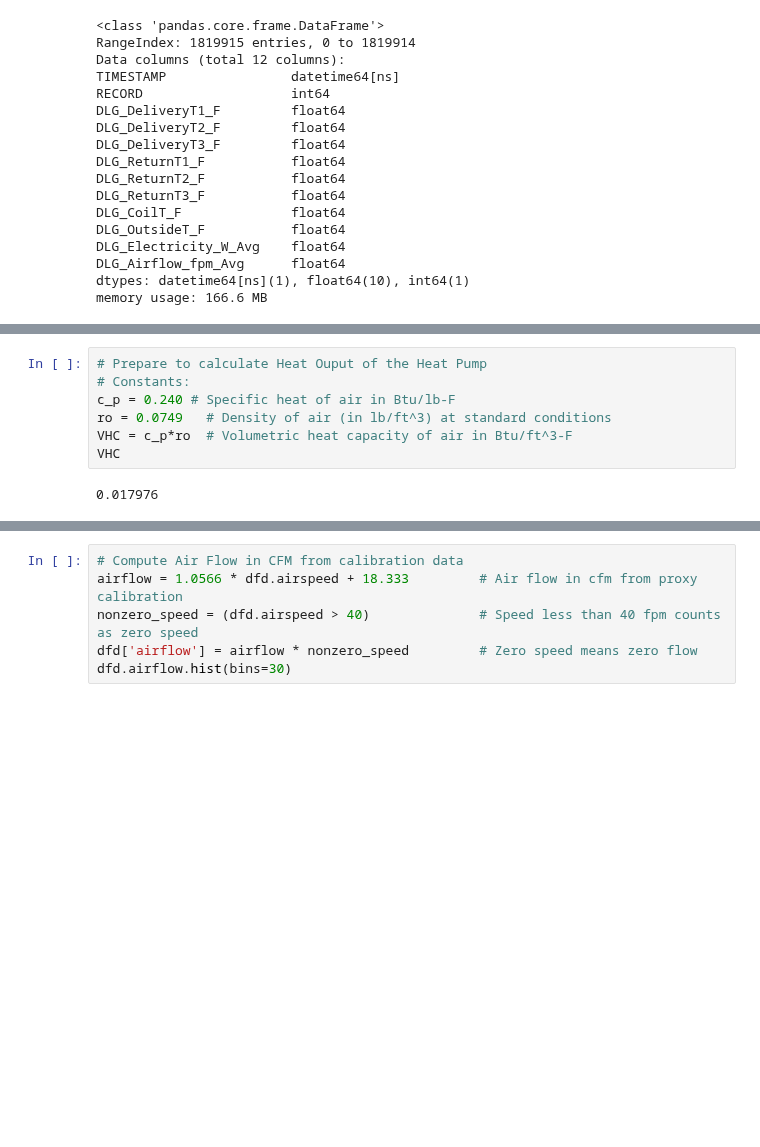
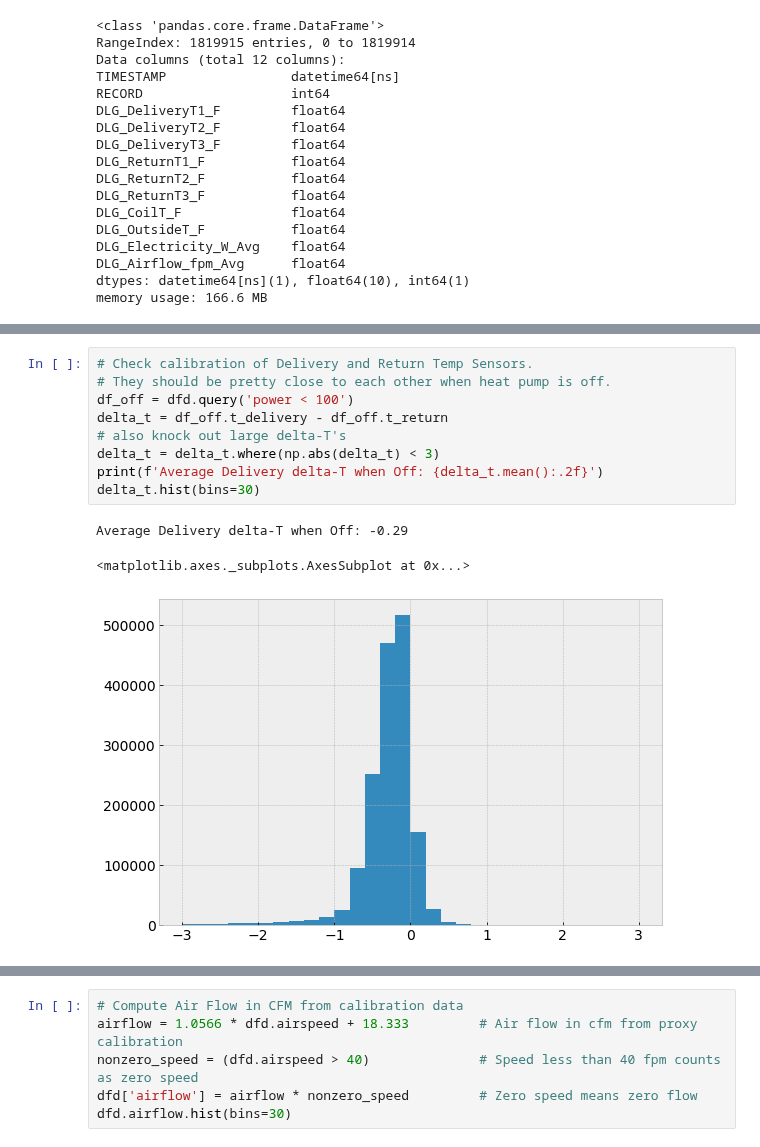
Before and after one commit to alanmitchell/heat-pump-study, a Jupyter notebook: field_studies/cchrc_2015/cchrc_raw_data.ipynb, the cells around one changed output, grey strips where cells are left out. Drawn from its saved outputs; the diff is of its cells as text; blank space fills up the shorter version.

```diff
--- a/field_studies/cchrc_2015/cchrc_raw_data.ipynb
+++ b/field_studies/cchrc_2015/cchrc_raw_data.ipynb
@@ -87,9 +84,13 @@ dfd.describe()
-# %%
-# Prepare to calculate Heat Ouput of the Heat Pump
-# Constants:
-c_p = 0.240 # Specific heat of air in Btu/lb-F
-ro = 0.0749   # Density of air (in lb/ft^3) at standard conditions
-VHC = c_p*ro  # Volumetric heat capacity of air in Btu/ft^3-F
-VHC
-# %% [output]
-0.017976
+# %%
+# Check calibration of Delivery and Return Temp Sensors.
+# They should be pretty close to each other when heat pump is off.
+df_off = dfd.query('power < 100')
+delta_t = df_off.t_delivery - df_off.t_return
+# also knock out large delta-T's
+delta_t = delta_t.where(np.abs(delta_t) < 3)
+print(f'Average Delivery delta-T when Off: {delta_t.mean():.2f}')
+delta_t.hist(bins=30)
+# %% [output]
+Average Delivery delta-T when Off: -0.29
+<matplotlib.axes._subplots.AxesSubplot at 0x...>
+[figure, added]
```
Also changed, not shown: parts of 17 cells of this notebook.
